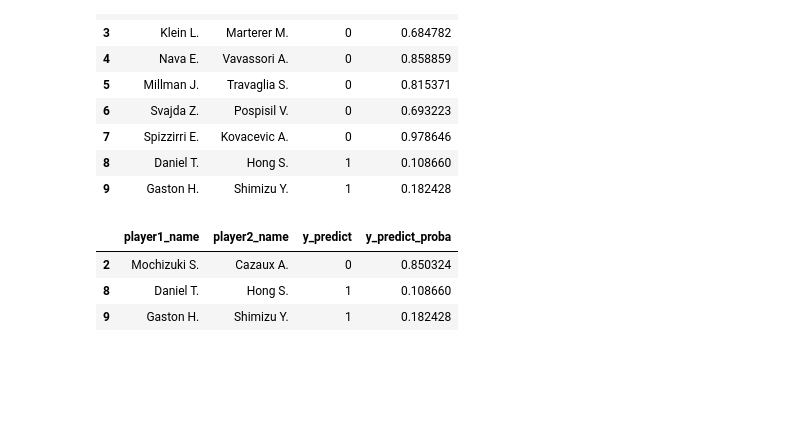
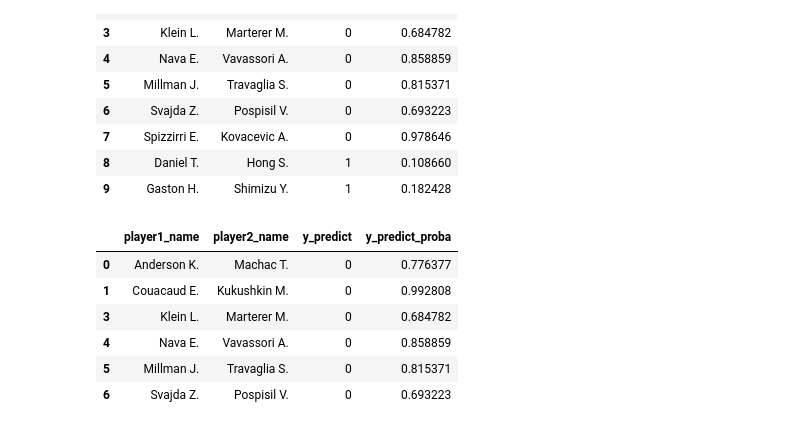
Before and after one commit to chboudry/PariTennis, a Jupyter notebook: m2c_gradientboosting.ipynb, the cells around one changed output. Saved outputs shown, nothing was run; the diff lists cells and outputs as text; code cells hidden in the pictures; blank space fills up the shorter version.

```diff
--- a/m2c_gradientboosting.ipynb
+++ b/m2c_gradientboosting.ipynb
@@ -322,10 +322,13 @@ df_roi[["player1_name","player2_name","y_predict","y_predict_proba"]]
 | 8 | Daniel T. | Hong S. | 1 | 0.108660 |
 | 9 | Gaston H. | Shimizu Y. | 1 | 0.182428 |
 # %%
-df_roi_filtered= df_roi.loc[(df_roi["player1_games"]>6) & (df_roi["player2_games"]<6)]
+df_roi_filtered= df_roi.loc[(df_roi["player1_games"]>6) & (df_roi["player2_games"]>6)]
 df_roi_filtered[["player1_name","player2_name","y_predict","y_predict_proba"]]
 # %% [output]
 |  | player1_name | player2_name | y_predict | y_predict_proba |
-| 2 | Mochizuki S. | Cazaux A. | 0 | 0.850324 |
-| 8 | Daniel T. | Hong S. | 1 | 0.108660 |
-| 9 | Gaston H. | Shimizu Y. | 1 | 0.182428 |
+| 0 | Anderson K. | Machac T. | 0 | 0.776377 |
+| 1 | Couacaud E. | Kukushkin M. | 0 | 0.992808 |
+| 3 | Klein L. | Marterer M. | 0 | 0.684782 |
+| 4 | Nava E. | Vavassori A. | 0 | 0.858859 |
+| 5 | Millman J. | Travaglia S. | 0 | 0.815371 |
+| 6 | Svajda Z. | Pospisil V. | 0 | 0.693223 |
```
Also changed, not shown: parts of 3 cells of this notebook.
